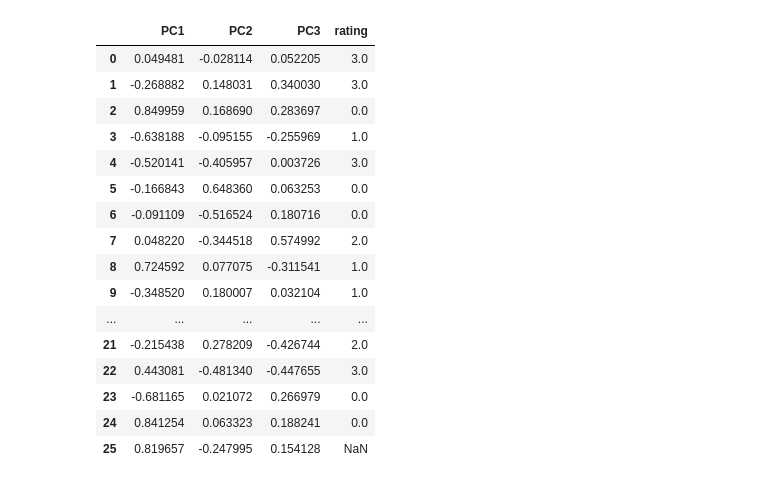
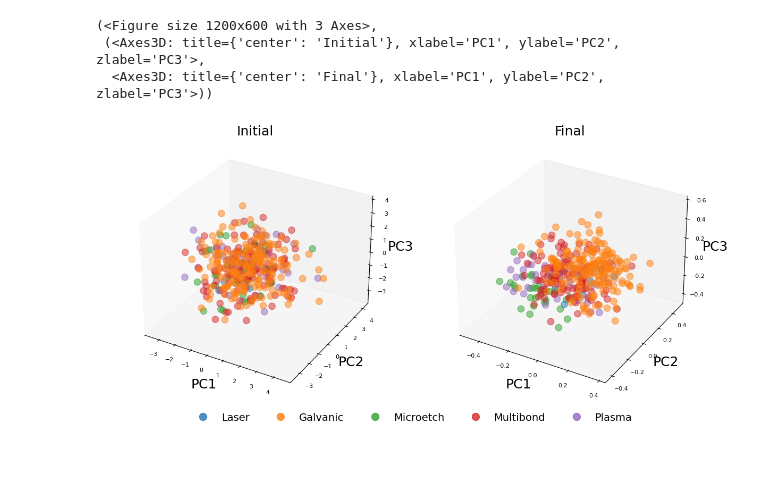
Before and after one commit to scipi1/proT, a Jupyter notebook: notebooks/nb_PCA_embeddings.ipynb, the cells around one changed output. Cells and saved outputs as stored; diff of their text form; code cells hidden in the pictures.

```diff
--- a/notebooks/nb_PCA_embeddings.ipynb
+++ b/notebooks/nb_PCA_embeddings.ipynb
@@ -164,6 +114,0 @@ NameError: name 'df_var_init' is not defined
-# %%
-df = df_var
-hue_label = "process"
-df[hue_label] = df[hue_label].astype("category")
-fig = px.scatter_3d(df, x='PC1', y='PC2', z='PC3', color=hue_label)
-fig.show()
@@ -197,63 +114,0 @@ fig.show()
-# %%
-df_pos = pd.DataFrame(pcs_pos, columns=[f"PC{i}" for i in range(1, n_pca_comps + 1)])
-df_pos["rating"]=df_pos.index.map(pos_map).map(rate_map)
-
-df_pos_init = pd.DataFrame(pcs_pos_init, columns=[f"PC{i}" for i in range(1, n_pca_comps + 1)])
-df_pos_init["rating"]=df_pos_init.index.map(pos_map).map(rate_map)
-
-df_pos
-# %% [output]
-|  | PC1 | PC2 | PC3 | rating |
-| 0 | 0.049481 | -0.028114 | 0.052205 | 3.0 |
-| 1 | -0.268882 | 0.148031 | 0.340030 | 3.0 |
-| 2 | 0.849959 | 0.168690 | 0.283697 | 0.0 |
-| 3 | -0.638188 | -0.095155 | -0.255969 | 1.0 |
-| 4 | -0.520141 | -0.405957 | 0.003726 | 3.0 |
-| 5 | -0.166843 | 0.648360 | 0.063253 | 0.0 |
-| 6 | -0.091109 | -0.516524 | 0.180716 | 0.0 |
-| 7 | 0.048220 | -0.344518 | 0.574992 | 2.0 |
-| 8 | 0.724592 | 0.077075 | -0.311541 | 1.0 |
-| 9 | -0.348520 | 0.180007 | 0.032104 | 1.0 |
-| ... | ... | ... | ... | ... |
-| 21 | -0.215438 | 0.278209 | -0.426744 | 2.0 |
-| 22 | 0.443081 | -0.481340 | -0.447655 | 3.0 |
-| 23 | -0.681165 | 0.021072 | 0.266979 | 0.0 |
-| 24 | 0.841254 | 0.063323 | 0.188241 | 0.0 |
-| 25 | 0.819657 | -0.247995 | 0.154128 | NaN |
-# %%
-df = df_pos_init
-df["rating"] = df["rating"].astype("category")
-fig = px.scatter_3d(df, x='PC1', y='PC2', z='PC3', color='rating')
-fig.show()
-# %%
-df = df_pos
-df["rating"] = df["rating"].astype("category")
-fig = px.scatter_3d(df, x='PC1', y='PC2', z='PC3', color='rating')
-fig.show()
-# %%
-fig = make_subplots(
-    rows=1, cols=2,
-    shared_yaxes=True,          # keep scales aligned (optional)
-    subplot_titles=("Initialization", "Trained")
-)
-
-# --- 3. Create px.scatter for each dataframe and graft its traces ---
-scatter1 = px.scatter(df_pos_init, x="PC1", y="PC2", color="rating", height=400)
-scatter1.update_traces(marker=dict(size=12))
-for tr in scatter1.data:
-    fig.add_trace(tr, row=1, col=1)       # left axis
-
-scatter2 = px.scatter(df_pos, x="PC1", y="PC2", color="rating", height=400)
-scatter2.update_traces(marker=dict(size=12))
-for tr in scatter2.data:
-    fig.add_trace(tr, row=1, col=2)       # right axis
-
-# --- 4. Global cosmetics --------------------------------------------
-fig.update_layout(
-    template="plotly_white",
-    width=950, height=450,
-    legend_title_text="Group",
-    margin=dict(l=60, r=30, t=60, b=40)
-)
-
-fig.show()
@@ -259,0 +271,7 @@ fig.show()
+# %%
+plot_pca_3d_pair(df_var_init,df_var, title_left="Initial", title_right="Final",hue_col="process", save_dir="./figures")
+# %% [output]
+(<Figure size 1200x600 with 3 Axes>,
+ (<Axes3D: title={'center': 'Initial'}, xlabel='PC1', ylabel='PC2', zlabel='PC3'>,
+  <Axes3D: title={'center': 'Final'}, xlabel='PC1', ylabel='PC2', zlabel='PC3'>))
+[figure, added]
```
Also changed, not shown: parts of 12 cells of this notebook, 15 other files.
